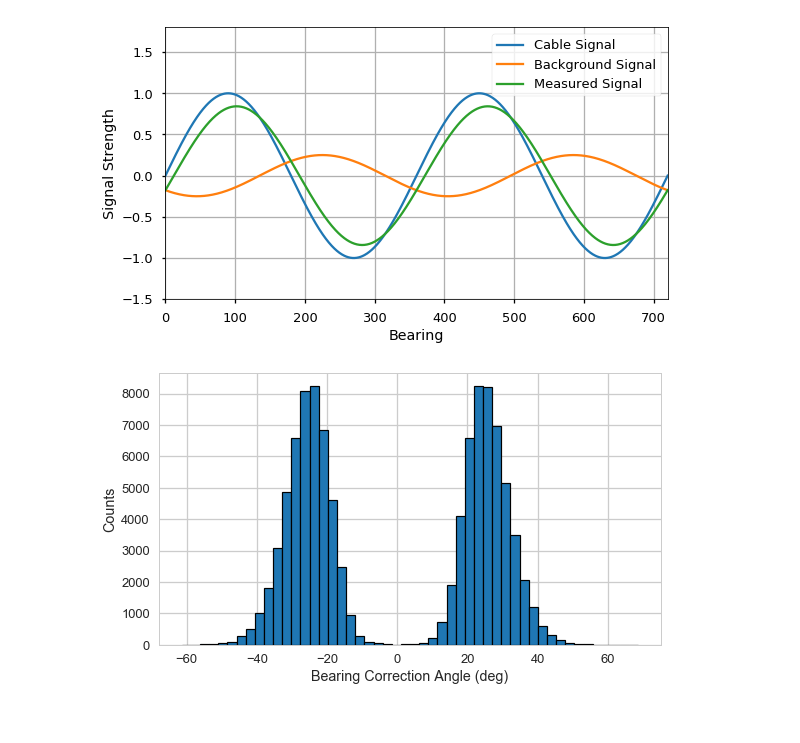
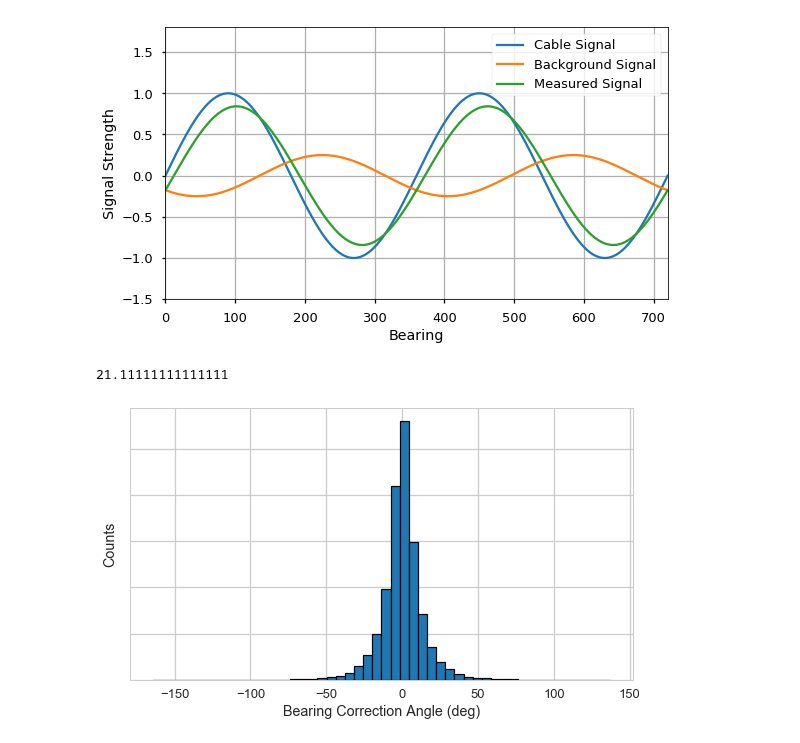
Before and after one commit to robdmc/braket_cable_angle, a Jupyter notebook: curve_shape/paper_figures.ipynb, the cells around one changed output. Saved outputs shown, nothing was run; the diff lists cells and outputs as text; code cells hidden in the pictures.

```diff
--- a/curve_shape/paper_figures.ipynb
+++ b/curve_shape/paper_figures.ipynb
@@ -108,16 +108,24 @@ def sample_angle(measured, sig_mu, sig_std, back_mu, back_std, N, max_iter=100):
 # %%
 measured = 2000
 sig_mu=1900
-back_mu=900
+back_mu=900 * .1
 sig_std = 200
 back_std = 200
 N = 100000
 x = sample_angle(measured, sig_mu, sig_std, back_mu, back_std, N, max_iter=100)
+sig_mu / back_mu
+# %% [output]
+21.11111111111111
 # %%
 ax = ezr.figure(style='seaborn-whitegrid', grid=True)
 ax.hist(x, bins=50, edgecolor='black', linewidth=1.2)
 pl.xlabel('Bearing Correction Angle (deg)')
 pl.ylabel('Counts')
+ax.set_yticklabels([])
+
+file_name = 'correction_hist.pdf'
+pl.figure(ax.figure.number)
+pl.savefig(file_name)
 _;
 # %% [output]
-[figure, old version]
+[figure, new version]
```
Also changed, not shown: parts of 1 cell of this notebook.
